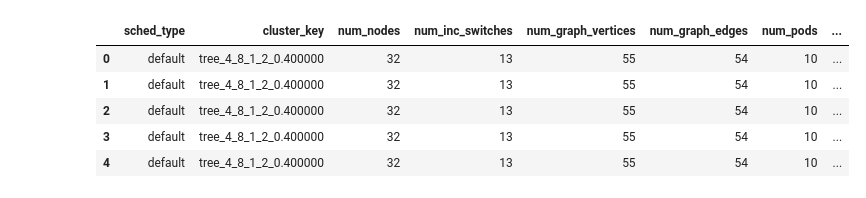
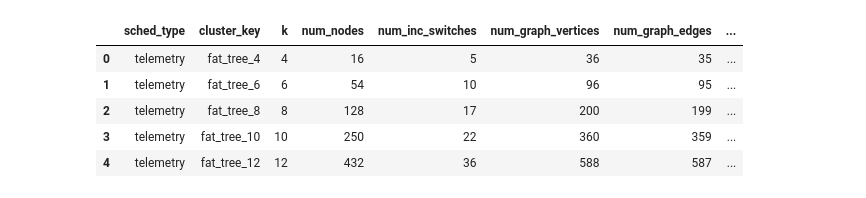
Before and after one commit to Fl0k3n/k8s-inc-evaluation, a Jupyter notebook: analysis/sched.ipynb, the cells around one changed output. Drawn from its saved outputs; the diff is of its cells as text; code cells hidden in the pictures.

```diff
--- a/analysis/sched.ipynb
+++ b/analysis/sched.ipynb
@@ -9,13 +9,14 @@ def save_fig(fig, name):
     fig.tight_layout()
     fig.savefig(f'./results/{name}.png', bbox_inches='tight')
 # %%
-df = pd.read_csv('../data/trees_both_scheds/time_measurements.csv')
+df = pd.read_csv('../data/fat_tree_3_scheds_2/time_measurements.csv')
+# df = pd.read_csv('../data/fat_tree2/time_measurements.csv')
 df.head()
 # %% [output]
-|  | sched_type | cluster_key | num_nodes | num_inc_switches | num_graph_vertices | num_graph_edges | num_pods | ... |
-| 0 | default | tree_4_8_1_2_0.400000 | 32 | 13 | 55 | 54 | 10 | ... |
-| 1 | default | tree_4_8_1_2_0.400000 | 32 | 13 | 55 | 54 | 10 | ... |
-| 2 | default | tree_4_8_1_2_0.400000 | 32 | 13 | 55 | 54 | 10 | ... |
-| 3 | default | tree_4_8_1_2_0.400000 | 32 | 13 | 55 | 54 | 10 | ... |
-| 4 | default | tree_4_8_1_2_0.400000 | 32 | 13 | 55 | 54 | 10 | ... |
+|  | sched_type | cluster_key | k | num_nodes | num_inc_switches | num_graph_vertices | num_graph_edges | ... |
+| 0 | telemetry | fat_tree_4 | 4 | 16 | 5 | 36 | 35 | ... |
+| 1 | telemetry | fat_tree_6 | 6 | 54 | 10 | 96 | 95 | ... |
+| 2 | telemetry | fat_tree_8 | 8 | 128 | 17 | 200 | 199 | ... |
+| 3 | telemetry | fat_tree_10 | 10 | 250 | 22 | 360 | 359 | ... |
+| 4 | telemetry | fat_tree_12 | 12 | 432 | 36 | 588 | 587 | ... |
 # %%
```
Also changed, not shown: parts of 5 cells of this notebook, 24 other files.
